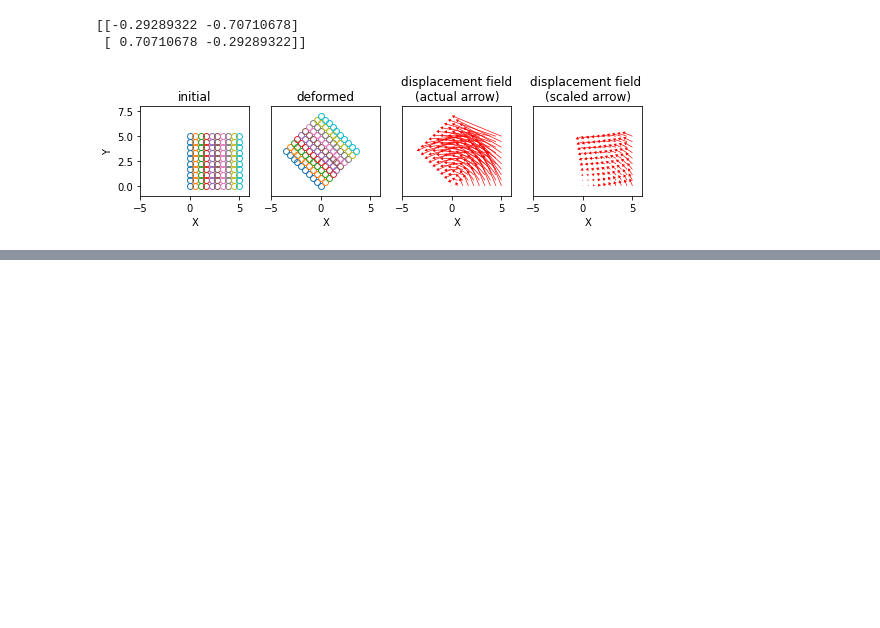
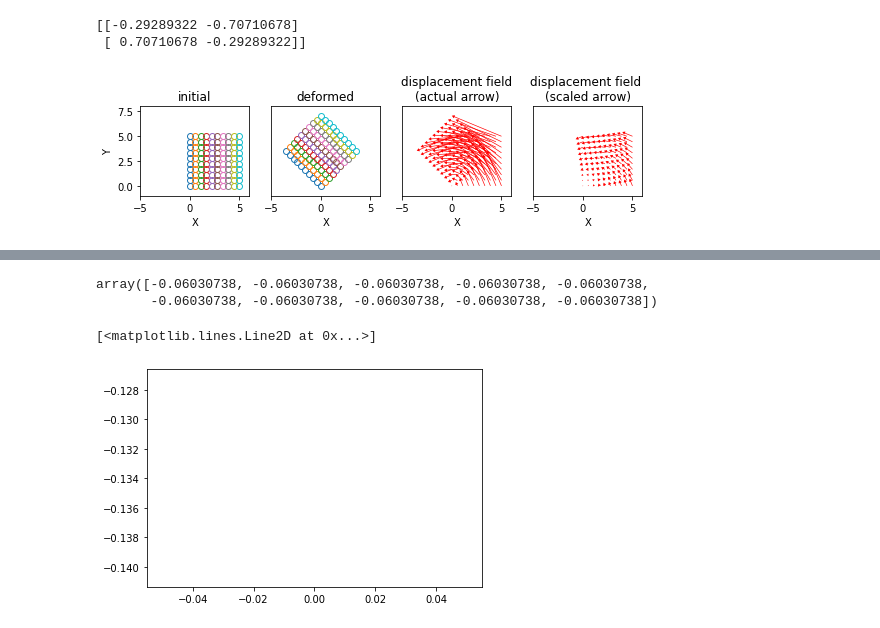
Before and after one commit to youngung/lectures, a Jupyter notebook: ipynb/metalforming/displacement_and_shape_change.ipynb, the cells around one changed output, grey strips where cells are left out. Saved outputs shown, nothing was run; the diff lists cells and outputs as text; code cells hidden in the pictures; blank space fills up the shorter version.

Commit message:
updates in <displacement_and_shape_change.ipynb>

```diff
--- a/ipynb/metalforming/displacement_and_shape_change.ipynb
+++ b/ipynb/metalforming/displacement_and_shape_change.ipynb
@@ -936,3 +932,10 @@ fig.savefig('/tmp/pure_rotation.pdf')
 [[-0.29289322 -0.70710678]
  [ 0.70710678 -0.29289322]]
 [figure]
+# %%
+nsample=10
+xl=[0,1]
+yl=[0,1]
+xs=np.linspace(*xl,nsample)
+ys=np.linspace(*yl,nsample)
+X,Y=meshgrid(xs,ys)
@@ -938,0 +1048,10 @@ fig.savefig('/tmp/pure_rotation.pdf')
+# %%
+np.ones(Y[0,:].shape)*r[1,1]
+# %% [output]
+array([-0.06030738, -0.06030738, -0.06030738, -0.06030738, -0.06030738,
+       -0.06030738, -0.06030738, -0.06030738, -0.06030738, -0.06030738])
+# %%
+plot(Y[0,:],np.ones(Y[0,:].shape)*r[1,1],label=r'$\partial u_Y/\partial Y$')
+# %% [output]
+[<matplotlib.lines.Line2D at 0x...>]
+[figure, added]
```
Also changed, not shown: parts of 6 cells of this notebook.
